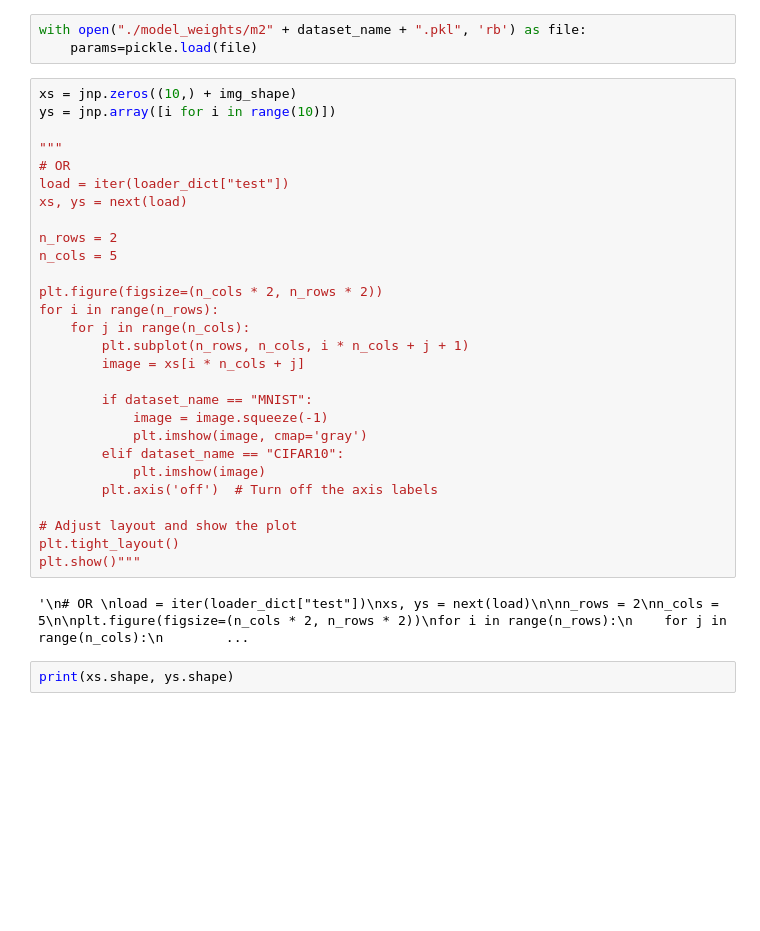
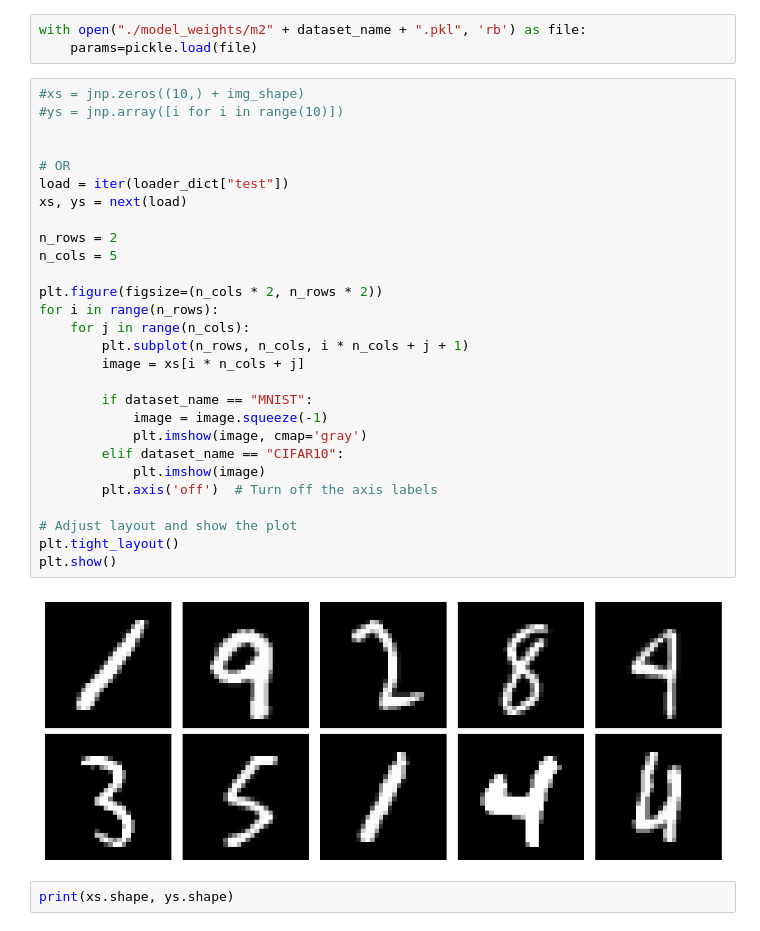
Before and after one commit to MattX20/CCVAE_Jax, a Jupyter notebook: test.ipynb, the cells around one changed output. Saved outputs shown, nothing was run; the diff lists cells and outputs as text; blank space fills up the shorter version.

```diff
--- a/test.ipynb
+++ b/test.ipynb
@@ -52,35 +52,35 @@ m2_vae = M2VAE(encoder_class,
 with open("./model_weights/m2" + dataset_name + ".pkl", 'rb') as file:
     params=pickle.load(file)
 # %%
-xs = jnp.zeros((10,) + img_shape)
-ys = jnp.array([i for i in range(10)])
+#xs = jnp.zeros((10,) + img_shape)
+#ys = jnp.array([i for i in range(10)])
 
-"""
+
 # OR
 load = iter(loader_dict["test"])
 xs, ys = next(load)
 
 n_rows = 2
 n_cols = 5
 
 plt.figure(figsize=(n_cols * 2, n_rows * 2))
 for i in range(n_rows):
     for j in range(n_cols):
         plt.subplot(n_rows, n_cols, i * n_cols + j + 1)
         image = xs[i * n_cols + j]
 
         if dataset_name == "MNIST":
             image = image.squeeze(-1)
             plt.imshow(image, cmap='gray')
         elif dataset_name == "CIFAR10":
             plt.imshow(image)
         plt.axis('off')  # Turn off the axis labels
 
 # Adjust layout and show the plot
 plt.tight_layout()
-plt.show()"""
+plt.show()
 # %% [output]
-'\n# OR \nload = iter(loader_dict["test"])\nxs, ys = next(load)\n\nn_rows = 2\nn_cols = 5\n\nplt.figure(figsize=(n_cols * 2, n_rows * 2))\nfor i in range(n_rows):\n    for j in range(n_cols):\n        ...
+[figure, added]
 # %%
 print(xs.shape, ys.shape)
 # %% [output]
```
Also changed, not shown: parts of 3 cells of this notebook, 3 other files.
